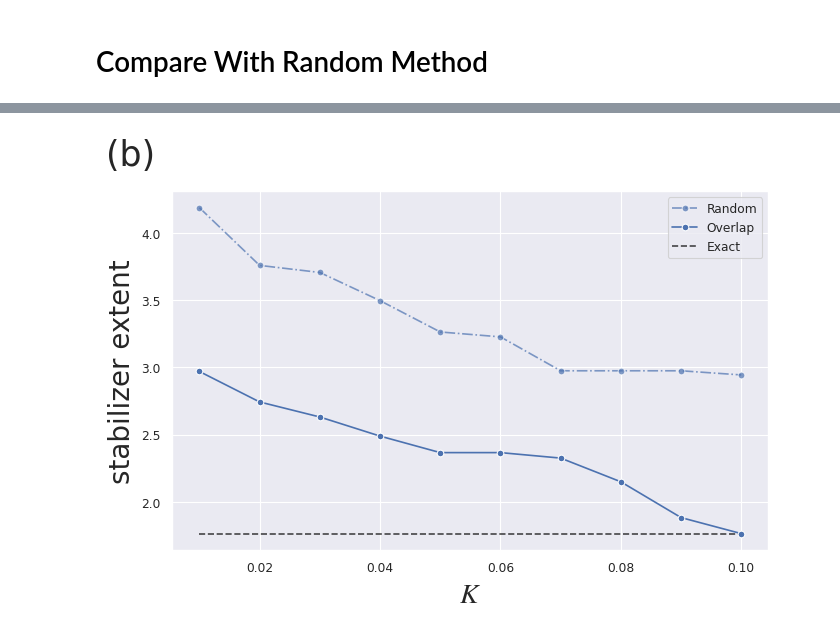
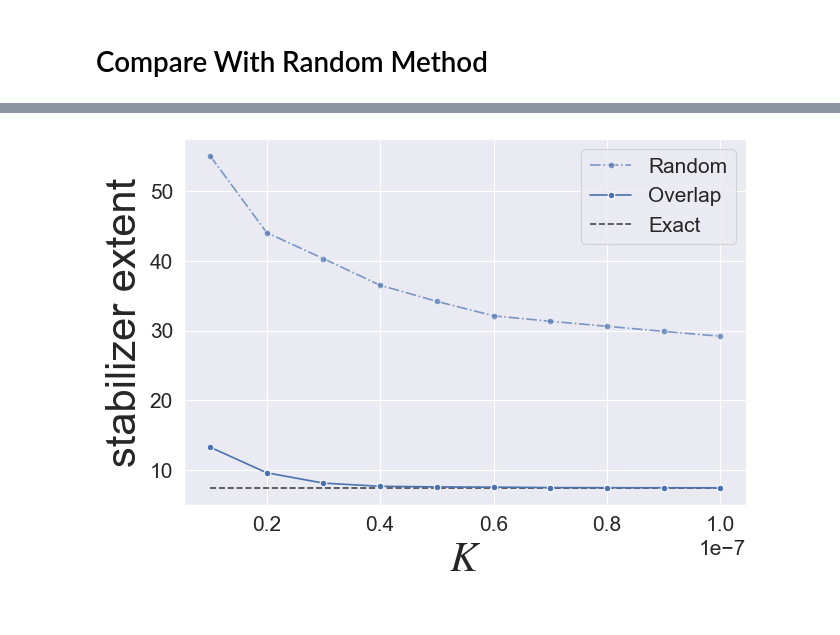
Before and after one commit to quantum-programming/stabilizer_extent, a Jupyter notebook: notebooks/compare_with_random_method.ipynb, the cells around one changed output, grey strips where cells are left out. Saved outputs shown, nothing was run; the diff lists cells and outputs as text; code cells hidden in the pictures.

Commit message:
update compare_with_random.ipynb

```diff
--- a/notebooks/compare_with_random_method.ipynb
+++ b/notebooks/compare_with_random_method.ipynb
@@ -18,53 +17,54 @@ from exputils.state.random_ket import make_random_quantum_state
 # %%
-def calculate_extent_random(n, psi, _K, topK_Amat, rand_Amat):
+def calculate_extent_random(n, psi, _K, _, rand_Amat):
     assert _K in np.linspace(0.1, 1.0, 10)
     Amat = scipy.sparse.hstack(
         [
-            rand_Amat[:, -int(_K * rand_Amat.shape[1]) :],
+            rand_Amat[:, : int(_K * rand_Amat.shape[1])],
             scipy.sparse.eye(2**n, format="csc", dtype=np.complex128),
         ]
     )
     assert Amat.shape[0] == (1 << n)
+    assert Amat.shape[1] <= int(_K * total_stabilizer_group_size(n)) + 2**n
+    print(f"random: {Amat.shape=}")
     return calculate_extent_custom(n, Amat, psi)[0]
 
 
-def calculate_extent_dot(n, psi, _K, topK_Amat, rand_Amat):
+def calculate_extent_dot(n, psi, _K, topK_Amat, _):
     assert _K in np.linspace(0.1, 1.0, 10)
-    Amat_dot = topK_Amat[:, -int(_K * topK_Amat.shape[1]) :]
-    if Amat_dot.shape[1] + (2**n) <= total_stabilizer_group_size(n):
-        Amat = scipy.sparse.hstack(
-            [
-                Amat_dot,
-                scipy.sparse.eye(2**n, format="csc", dtype=np.complex128),
-            ]
-        )
-    else:
-        Amat = Amat_dot
+    Amat = scipy.sparse.hstack(
+        [
+            topK_Amat[:, : int(_K * topK_Amat.shape[1])],
+            scipy.sparse.eye(2**n, format="csc", dtype=np.complex128),
+        ]
+    )
+    print(f"dot: {Amat.shape=}")
     return calculate_extent_custom(n, Amat, psi)[0]
 
 
 def execute_experiments(n, maxK, kind):
-    log_file_name = (
-        pathlib.Path().resolve().parent / f"data/random_vs_overlap/{kind}_{n}_data.txt"
-    )
+    log_file_name = f"../data/random_vs_overlap/{kind}_{n}_data.txt"
 
     seed = 0
     psi = make_random_quantum_state(kind, n, seed)
-    exact = calculate_extent_actual(n, psi, verbose=True)[0]
+    exact = calculate_extent_CG(n, psi)[0]
     with open(log_file_name, mode="w") as f:
         print(f"{exact=}", file=f)
 
     t_s_g_s = total_stabilizer_group_size(n)
     topK_Amat = get_topK_Amat(n, psi, False)
+    topK_Amat = topK_Amat[:, np.argsort(np.abs(topK_Amat.conj().T @ psi))[::-1]]
     rand_Amat = recovery_states_from_idxs(
-        n, np.random.choice(t_s_g_s, size=int(t_s_g_s * maxK), replace=False).tolist()
+        n, random.sample(range(t_s_g_s), int(t_s_g_s * maxK))
     )
+    assert topK_Amat.shape[1] >= rand_Amat.shape[1], (topK_Amat.shape, rand_Amat.shape)
+    topK_Amat = topK_Amat[:, : rand_Amat.shape[1]]
 
     methods = ["Random", "Overlap", "Exact"]
     functions = [calculate_extent_random, calculate_extent_dot, lambda *args: exact]
     for method, func in zip(methods, functions):
         for _K in np.linspace(0.1, 1.0, 10):
-            print(f"{method=} {_K=:.3e}")
+            if method != "Exact":
+                print(f"{method=} {_K=:.3e}", end=" ")
             extent = func(n, psi, _K, topK_Amat, rand_Amat)
             K = _K * maxK
             with open(log_file_name, mode="a") as f:
@@ -73,17 +73,21 @@ def execute_experiments(n, maxK, kind):
 
 
 def visualize_performance(n, kind):
-    log_file_name = (
-        pathlib.Path().resolve().parent / f"data/random_vs_overlap/{kind}_{n}_data.txt"
-    )
+    log_file_name = f"../data/random_vs_overlap/{kind}_{n}_data.txt"
 
     sns.set_theme("paper")
     color_table = plt.rcParams["axes.prop_cycle"].by_key()["color"]
-    rc = {"mathtext.fontset": "stix"}
+    rc = {
+        "mathtext.fontset": "stix",
+        "font.size": 20,
+        "xtick.labelsize": 15,
+        "ytick.labelsize": 15,
+        "legend.fontsize": 15,
+    }
     plt.rcParams.update(rc)
 
-    fig = plt.figure(figsize=(13, 5))
-    ax = fig.add_subplot(1, 2, 1)
+    fig = plt.figure(figsize=(7, 5))
+    ax = fig.add_subplot(111)
 
     with open(log_file_name, mode="r") as f:
         lines = f.readlines()
@@ -97,7 +101,6 @@ def visualize_performance(n, kind):
             Ks = []
             extents = []
             for _ in range(10):
-                print(lines[0].strip())
                 _K, _method, _extent = map(str.strip, lines.pop(0).split(",")[2:])
                 K = float(_K[_K.find("=") + 1 :])
                 extent = float(_extent[_extent.find("=") + 1 :])
@@ -116,27 +119,19 @@ def visualize_performance(n, kind):
                 zorder=1 if methods[i] == "Exact" else 2,
             )
 
-    ax.set_xlabel("$K$", fontsize=20)
-    ax.set_ylabel("stabilizer extent", fontsize=20)
-    ax.set_title("(b)", fontsize=25, x=-0.07, y=1.05)
+    ax.set_xlabel("$K$", fontsize=30)
+    ax.set_ylabel("stabilizer extent", fontsize=30)
+    # ax.set_title("(b)", fontsize=25, x=-0.07, y=1.05)
 
     plt.tight_layout()
+    plt.savefig(f"../image/K_vs_extent_{n}.pdf")
     plt.show()
-    # plt.savefig(
-    #     os.path.join(
-    #         os.path.dirname(__file__), f"dot_and_coeff_and_RoM_dot_combined.png"
-    #     ),
-    #     dpi=500,
-    # )
 
 
 if __name__ == "__main__":
-    execute_experiments(3, 0.1, "pure")
-    execute_experiments(4, 0.01, "pure")
-    execute_experiments(5, 0.001, "pure")
-    # execute_experiments(6, 0.0001, "pure")
-    visualize_performance(3, "pure")
-    visualize_performance(4, "pure")
-    visualize_performance(5, "pure")
-    # visualize_performance(6, "pure")
+    # execute_experiments(5, 1e-4, "pure")
+    # visualize_performance(5, "pure")
+
+    execute_experiments(7, 1e-7, "pure")
+    visualize_performance(7, "pure")
 # %% [output]
@@ -194 +155 @@ n=3, seed=0, K=1.000e-01, method='Exact', extent=1.761830593137053
-[figure, old version]
+[figure, new version]
```
Also changed, not shown: parts of 2 cells of this notebook, 9 other files.
